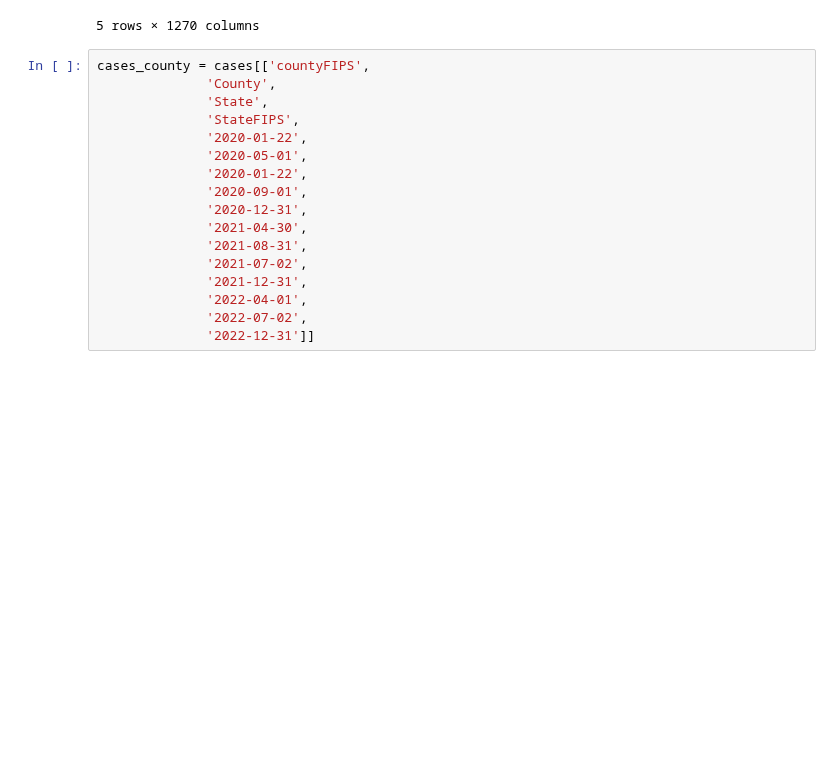
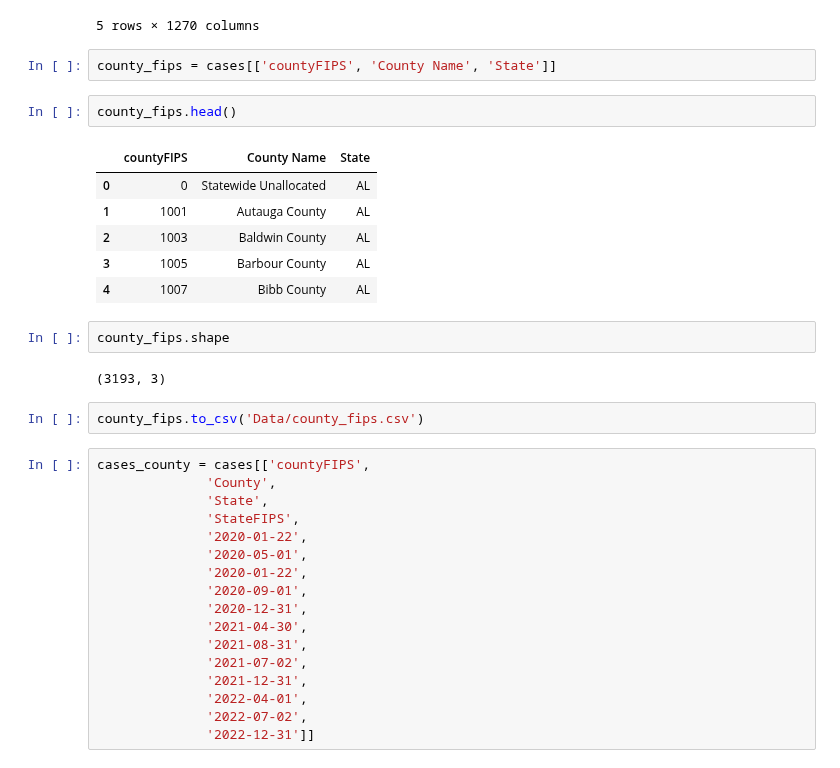
Before and after one commit to rafirahman27/Preparing_for_the_next_Pandemic, a Jupyter notebook: Katie.ipynb, the cells around one changed output. Drawn from its saved outputs; the diff is of its cells as text; blank space fills up the shorter version.

Commit message:
added county fips

```diff
--- a/Katie.ipynb
+++ b/Katie.ipynb
@@ -812,6 +718,23 @@ cases.head()
 | 3 | 1005 | Barbour County | AL | 1 | 0 | 0 | 0 | 0 | ... |
 | 4 | 1007 | Bibb County | AL | 1 | 0 | 0 | 0 | 0 | ... |
 5 rows × 1270 columns
+# %%
+county_fips = cases[['countyFIPS', 'County Name', 'State']]
+# %%
+county_fips.head()
+# %% [output]
+|  | countyFIPS | County Name | State |
+| 0 | 0 | Statewide Unallocated | AL |
+| 1 | 1001 | Autauga County | AL |
+| 2 | 1003 | Baldwin County | AL |
+| 3 | 1005 | Barbour County | AL |
+| 4 | 1007 | Bibb County | AL |
+# %%
+county_fips.shape
+# %% [output]
+(3193, 3)
+# %%
+county_fips.to_csv('Data/county_fips.csv')
 # %%
 cases_county = cases[['countyFIPS',
               'County',
```
Also changed, not shown: parts of 24 cells of this notebook, 3 other files.
